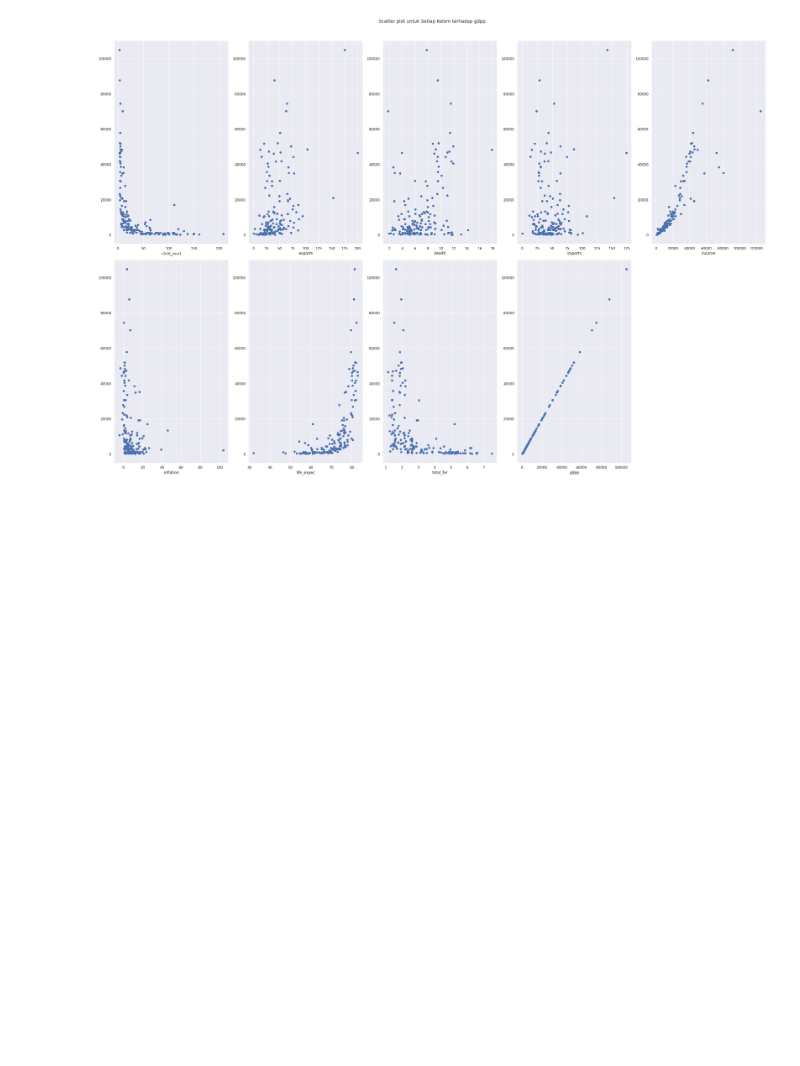
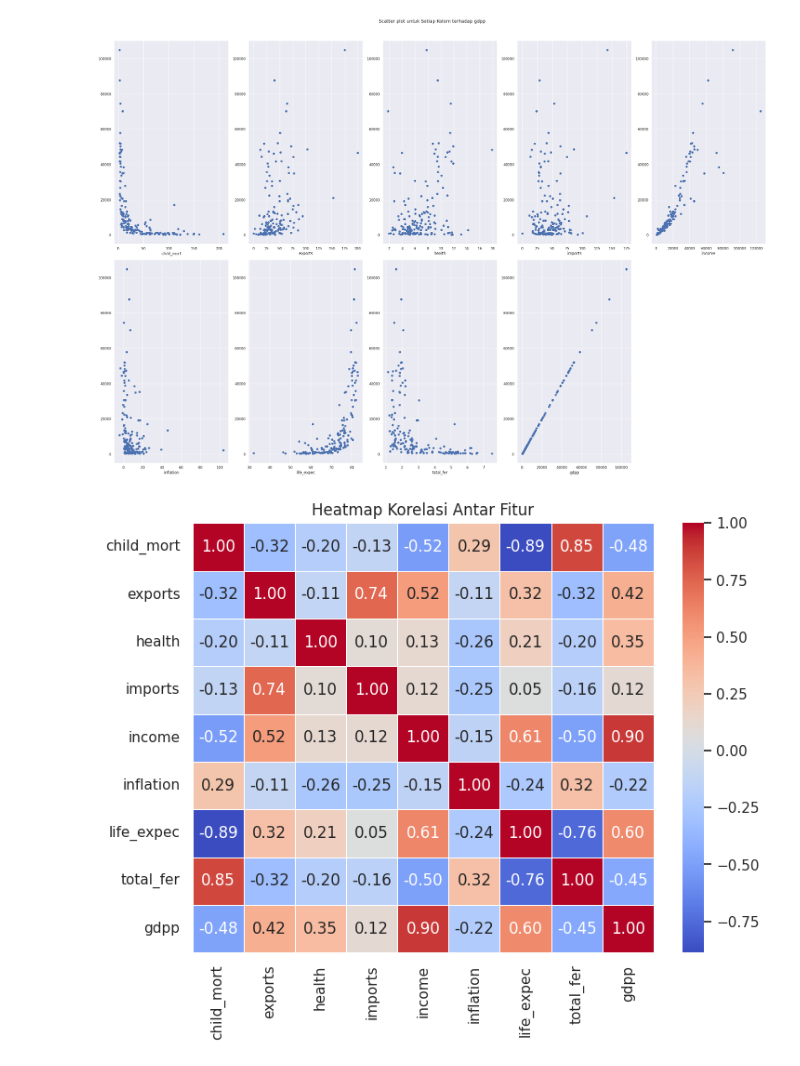
Before and after one commit to khalifardy/klasterisasi_negara, a Jupyter notebook: pre_processing/main.ipynb, the cells around one changed output. Saved outputs shown, nothing was run; the diff lists cells and outputs as text; code cells hidden in the pictures; blank space fills up the shorter version.

```diff
--- a/pre_processing/main.ipynb
+++ b/pre_processing/main.ipynb
@@ -139,6 +139,14 @@ vis.scatter("total_fer").show()
 vis.scatter("gdpp").show()
 # %% [output]
 [figure]
+# %%
+cor = data_fitur.corr()
+plt.figure(figsize=(8, 6))
+sns.heatmap(cor, annot=True, cmap='coolwarm', fmt=".2f", linewidths=0.5)
+plt.title('Heatmap Korelasi Antar Fitur')
+plt.show()
+# %% [output]
+[figure, added]
 # %%
 scal = Skalasisasi(data_fitur)
 min_Max = scal.minmax_scaler()
```
Also changed, not shown: parts of 2 cells of this notebook, 2 other files.
